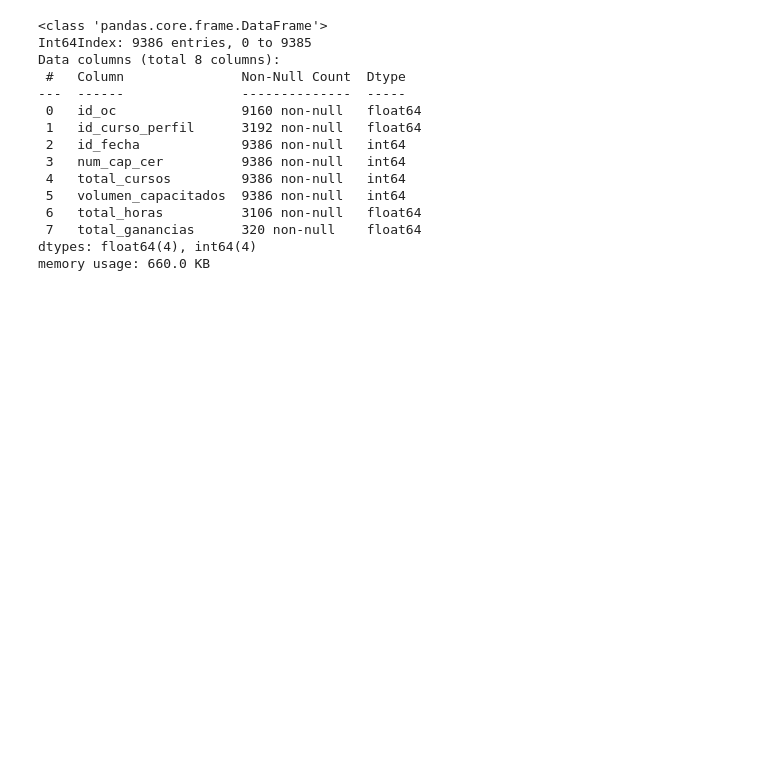
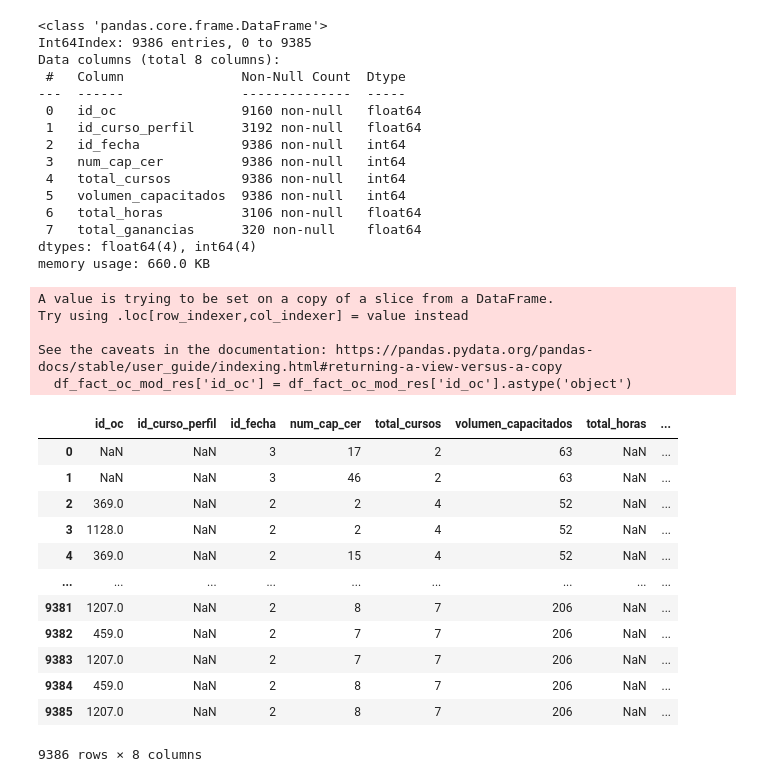
Before and after one commit to Herziox/Data-Mining-System-SETEC, a Jupyter notebook: 3_data_preprocesing_module/ETL_Datawarehouse.ipynb, the cells around one changed output. Saved outputs shown, nothing was run; the diff lists cells and outputs as text; code cells hidden in the pictures; blank space fills up the shorter version.

```diff
--- a/3_data_preprocesing_module/ETL_Datawarehouse.ipynb
+++ b/3_data_preprocesing_module/ETL_Datawarehouse.ipynb
@@ -511,6 +511,28 @@ Data columns (total 8 columns):
  7   total_ganancias      320 non-null    float64
 dtypes: float64(4), int64(4)
 memory usage: 660.0 KB
+# %%
+df_fact_oc_mod_res['id_oc'] = df_fact_oc_mod_res['id_oc'].astype('object')
+df_fact_oc_mod_res['id_oc'] = df_fact_oc_mod_res['id_oc']
+# %% [output]
+A value is trying to be set on a copy of a slice from a DataFrame.
+Try using .loc[row_indexer,col_indexer] = value instead
+
+See the caveats in the documentation: https://pandas.pydata.org/pandas-docs/stable/user_guide/indexing.html#returning-a-view-versus-a-copy
+  df_fact_oc_mod_res['id_oc'] = df_fact_oc_mod_res['id_oc'].astype('object')
+|  | id_oc | id_curso_perfil | id_fecha | num_cap_cer | total_cursos | volumen_capacitados | total_horas | ... |
+| 0 | NaN | NaN | 3 | 17 | 2 | 63 | NaN | ... |
+| 1 | NaN | NaN | 3 | 46 | 2 | 63 | NaN | ... |
+| 2 | 369.0 | NaN | 2 | 2 | 4 | 52 | NaN | ... |
+| 3 | 1128.0 | NaN | 2 | 2 | 4 | 52 | NaN | ... |
+| 4 | 369.0 | NaN | 2 | 15 | 4 | 52 | NaN | ... |
+| ... | ... | ... | ... | ... | ... | ... | ... | ... |
+| 9381 | 1207.0 | NaN | 2 | 8 | 7 | 206 | NaN | ... |
+| 9382 | 459.0 | NaN | 2 | 7 | 7 | 206 | NaN | ... |
+| 9383 | 1207.0 | NaN | 2 | 7 | 7 | 206 | NaN | ... |
+| 9384 | 459.0 | NaN | 2 | 8 | 7 | 206 | NaN | ... |
+| 9385 | 1207.0 | NaN | 2 | 8 | 7 | 206 | NaN | ... |
+9386 rows × 8 columns
 # %%
 df_fact_oc_mod_res.to_csv(os.path.join(path_datawarehouse,path_datamart_oc,'fact_oc.csv'),index=False)
 df_fact_ci_mod_res.to_csv(os.path.join(path_datawarehouse,path_datamart_ci,'fact_ci.csv'),index=False)
```
Also changed, not shown: 2 other files.
